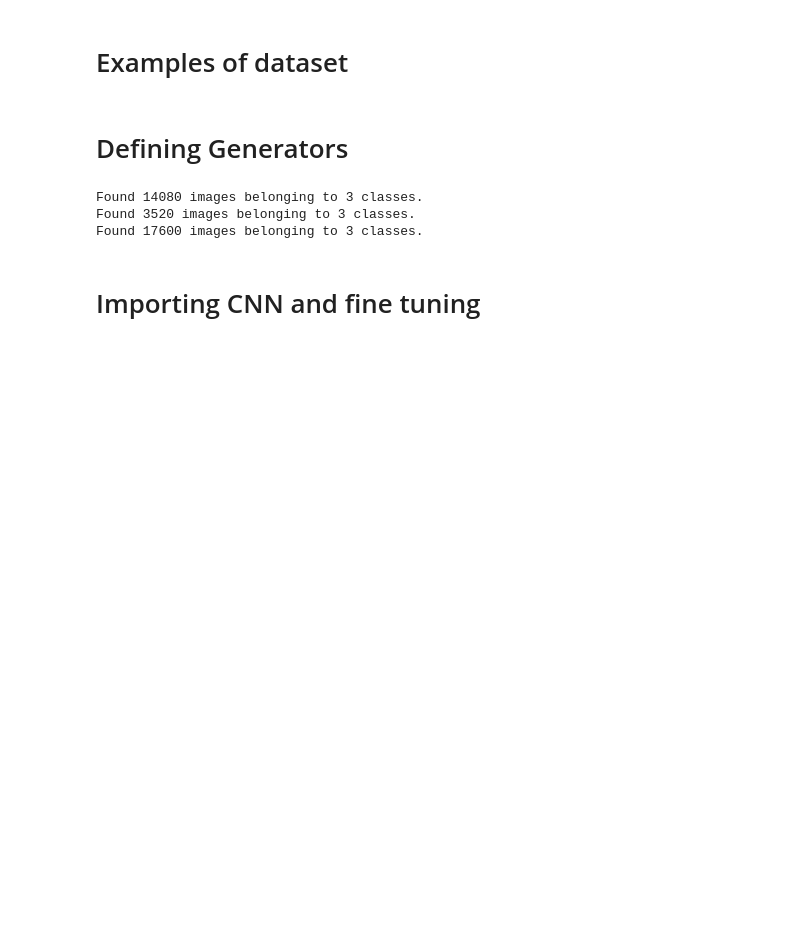
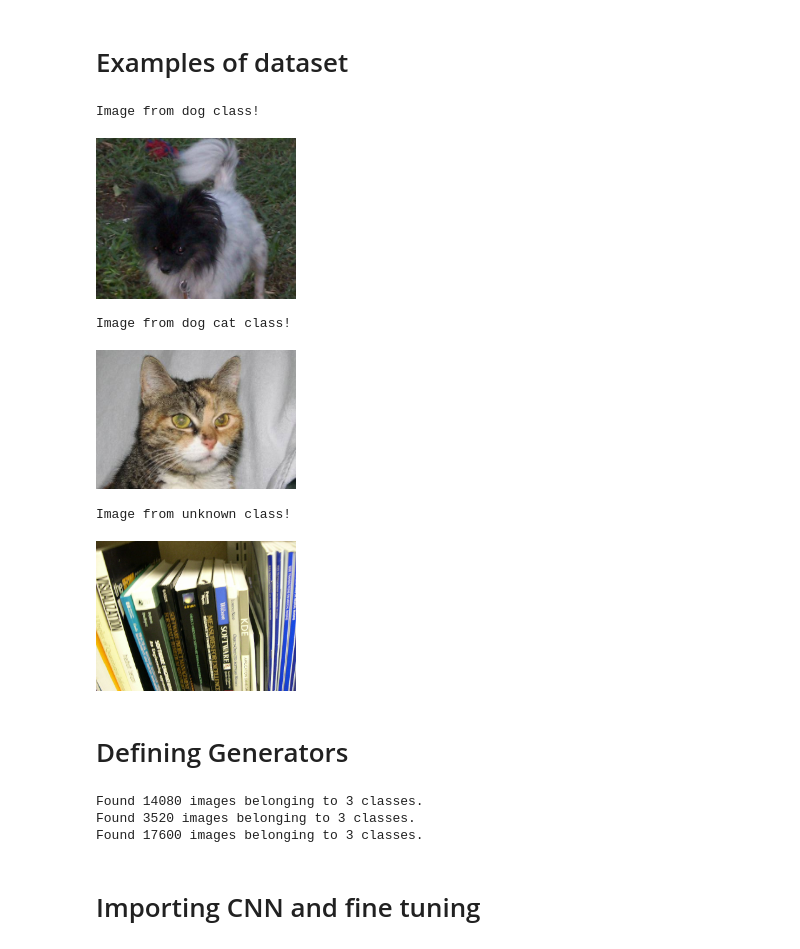
Before and after one commit to osvaldoxdjr/openset-dogs-vs-cats, a Jupyter notebook: openset_dogs_cats.ipynb, the cells around one changed output. Cells and saved outputs as stored; diff of their text form; code cells hidden in the pictures; blank space fills up the shorter version.

```diff
--- a/openset_dogs_cats.ipynb
+++ b/openset_dogs_cats.ipynb
@@ -270,3 +152,24 @@ imshow(img)
+# %%
+from IPython.display import Image, display
+
+print('Image from dog class!')
+display(Image('Data/train/dogs/dog.10012.jpg', width=200, height=200))
+print()
+
+print('Image from dog cat class!')
+display(Image('Data/train/cats/cat.10006.jpg', width=200, height=200))
+print()
+
+print('Image from unknown class!')
+display(Image('Data/train/unknown/ukbench06450.jpg', width=200, height=200))
+print()
+# %% [output]
+Image from dog class!
+[figure, added]
+Image from dog cat class!
+[figure, added]
+Image from unknown class!
+[figure, added]
 # %% [markdown]
 # Defining Generators
 # %%
```
Also changed, not shown: parts of 4 cells of this notebook.
